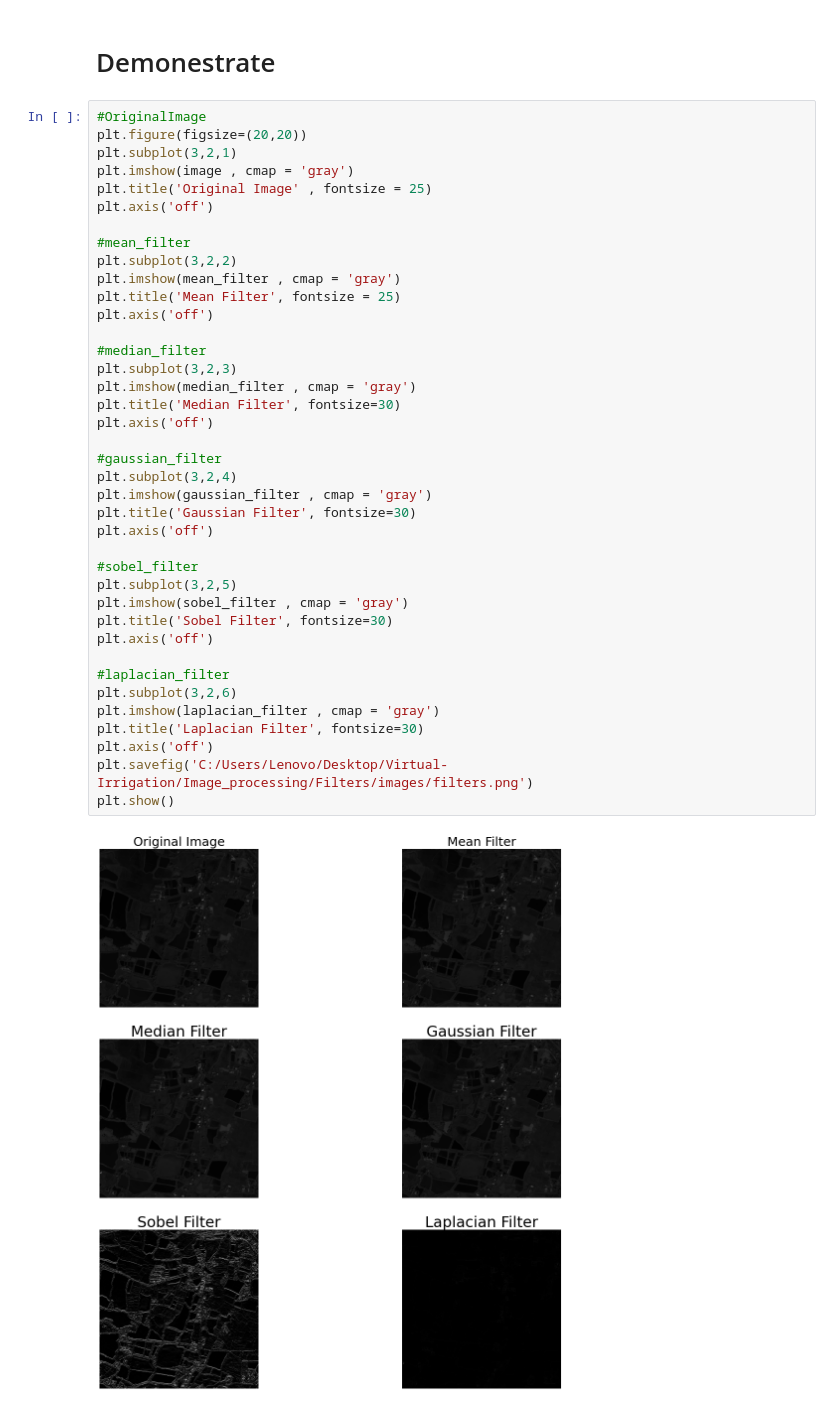
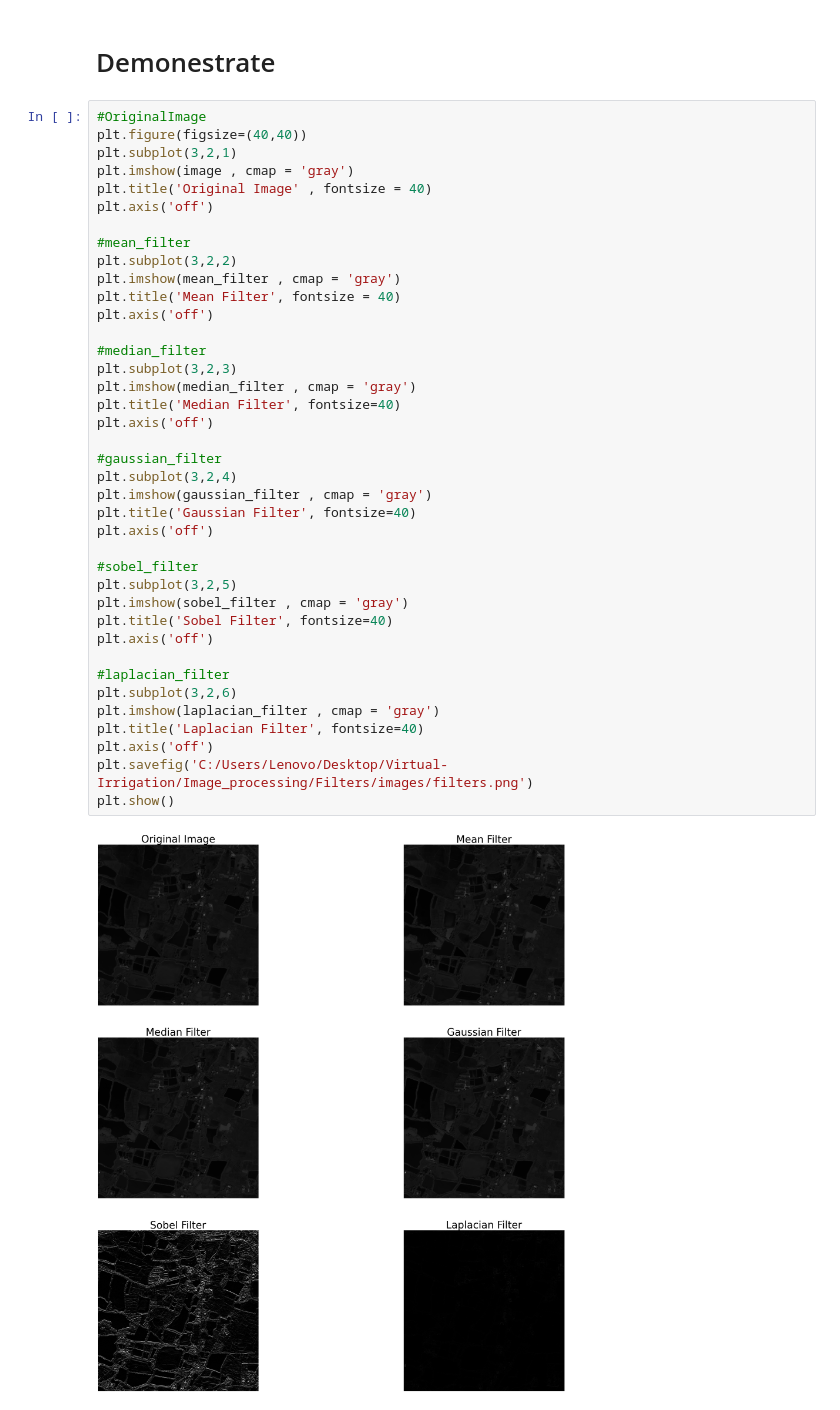
Before and after one commit to MohammadMahdiOmid/Virtual-Irrigation, a Jupyter notebook: Image_processing/Filters/low_high_filters.ipynb, the cells around one changed output. Saved outputs shown, nothing was run; the diff lists cells and outputs as text.

```diff
--- a/Image_processing/Filters/low_high_filters.ipynb
+++ b/Image_processing/Filters/low_high_filters.ipynb
@@ -24,42 +24,42 @@ laplacian_filter = cv2.Laplacian(image , -1 , ksize = kernel_size)
 # Demonestrate
 # %%
 #OriginalImage
-plt.figure(figsize=(20,20))
+plt.figure(figsize=(40,40))
 plt.subplot(3,2,1)
 plt.imshow(image , cmap = 'gray')
-plt.title('Original Image' , fontsize = 25)
+plt.title('Original Image' , fontsize = 40)
 plt.axis('off')
 
 #mean_filter
 plt.subplot(3,2,2)
 plt.imshow(mean_filter , cmap = 'gray')
-plt.title('Mean Filter', fontsize = 25)
+plt.title('Mean Filter', fontsize = 40)
 plt.axis('off')
 
 #median_filter
 plt.subplot(3,2,3)
 plt.imshow(median_filter , cmap = 'gray')
-plt.title('Median Filter', fontsize=30)
+plt.title('Median Filter', fontsize=40)
 plt.axis('off')
 
 #gaussian_filter
 plt.subplot(3,2,4)
 plt.imshow(gaussian_filter , cmap = 'gray')
-plt.title('Gaussian Filter', fontsize=30)
+plt.title('Gaussian Filter', fontsize=40)
 plt.axis('off')
 
 #sobel_filter
 plt.subplot(3,2,5)
 plt.imshow(sobel_filter , cmap = 'gray')
-plt.title('Sobel Filter', fontsize=30)
+plt.title('Sobel Filter', fontsize=40)
 plt.axis('off')
 
 #laplacian_filter
 plt.subplot(3,2,6)
 plt.imshow(laplacian_filter , cmap = 'gray')
-plt.title('Laplacian Filter', fontsize=30)
+plt.title('Laplacian Filter', fontsize=40)
 plt.axis('off')
 plt.savefig('C:/Users/Lenovo/Desktop/Virtual-Irrigation/Image_processing/Filters/images/filters.png')
 plt.show()
 # %% [output]
-[figure, old version]
+[figure, new version]
```
